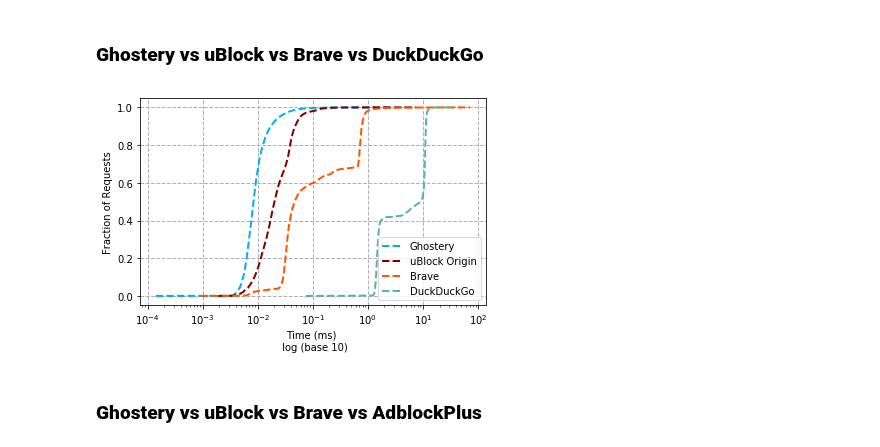
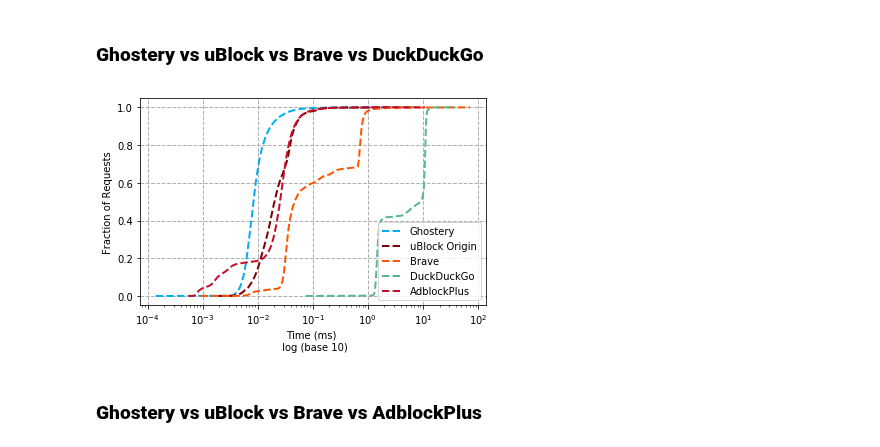
Before and after one commit to ghostery/adblocker, a Jupyter notebook: bench/comparison/comparing_adblockers.ipynb, the cells around one changed output. Drawn from its saved outputs; the diff is of its cells as text; code cells hidden in the pictures.

```diff
--- a/bench/comparison/comparing_adblockers.ipynb
+++ b/bench/comparison/comparing_adblockers.ipynb
@@ -157,9 +157,9 @@ compare(ghostery, abp, ublock, attr="all", log_x=True, log_y=False)
 # %% [markdown]
 ### **Ghostery vs uBlock vs Brave vs DuckDuckGo**
 # %%
-compare(ghostery, ublock, brave, duck, attr="all", log_x=True, log_y=False)
+compare(ghostery, ublock, brave, duck, abp, attr="all", log_x=True, log_y=False)
 # %% [output]
-[figure, old version]
+[figure, new version]
 # %% [markdown]
 ### **Ghostery vs uBlock vs Brave vs AdblockPlus**
 # %%
```
Also changed, not shown: 18 other files.
